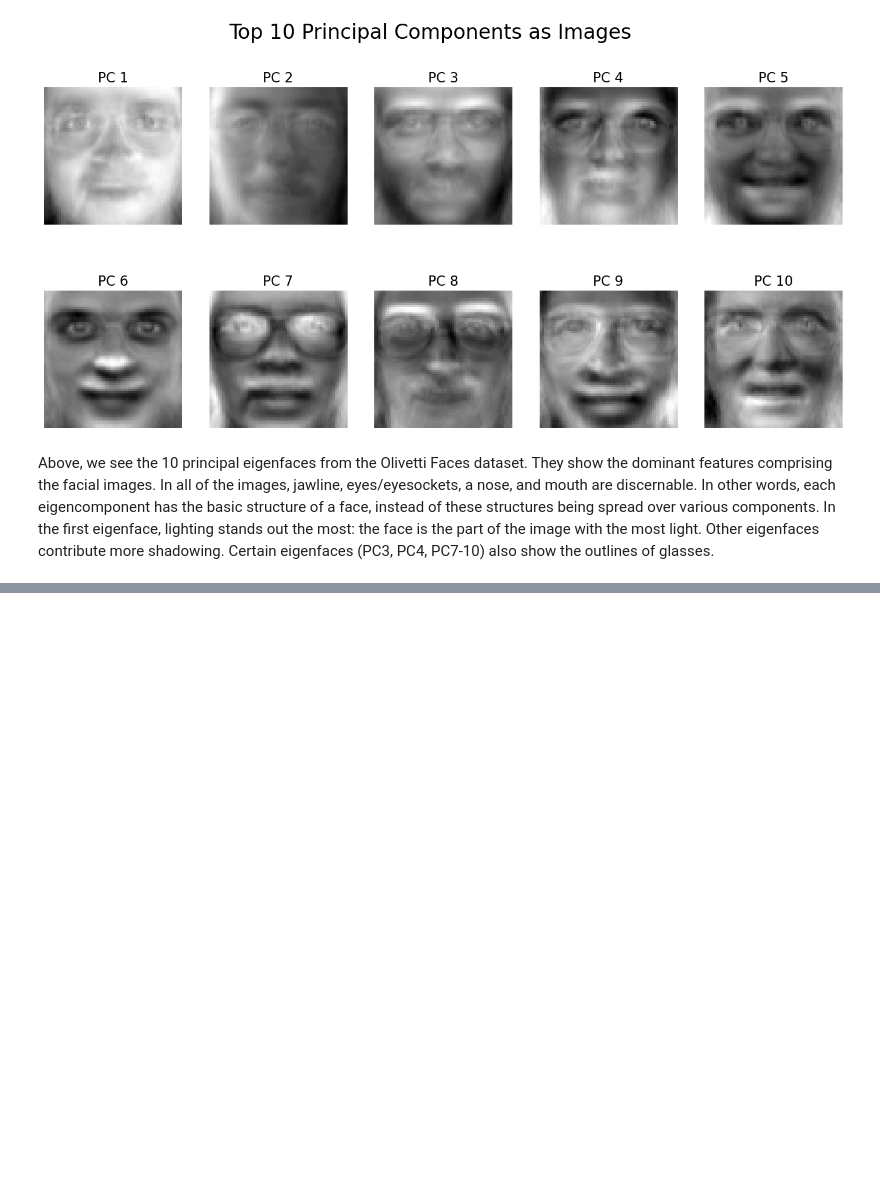
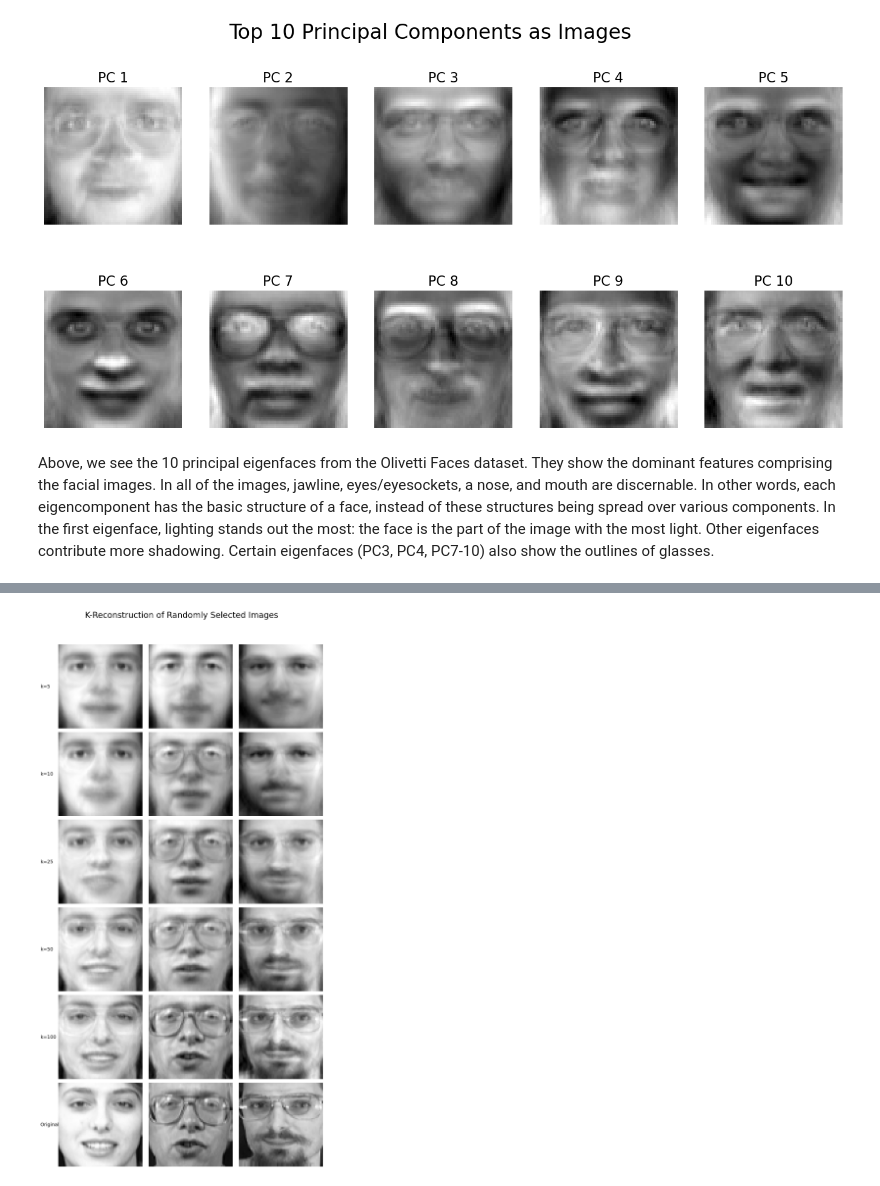
Before and after one commit to mayarubenstein/Statistical-Learning, a Jupyter notebook: assignment_2/ex_2_svd_pca.ipynb, the cells around one changed output, grey strips where cells are left out. Saved outputs shown, nothing was run; the diff lists cells and outputs as text; code cells hidden in the pictures; blank space fills up the shorter version.

```diff
--- a/assignment_2/ex_2_svd_pca.ipynb
+++ b/assignment_2/ex_2_svd_pca.ipynb
@@ -244,0 +328,31 @@ Above, we see the 10 principal eigenfaces from the Olivetti Faces dataset. They
+# %%
+# preform singular value decomposition
+U, S, Vt = np.linalg.svd(data_centered, full_matrices=False)
+
+fig, ax = plt.subplots(6, 3, figsize=(12, 24))
+fro_error_matrix = np.zeros((len(ks), 1))
+op_norm_error_matrix = np.zeros((len(ks), 1))
+
+for k in ks:
+    row = ks.index(k)
+    X_K = U[:, :k] @ np.diag(S[:k]) @ Vt[:k, :]
+    X_K_shift = X_K + global_mean_image
+    for i, im in enumerate(which_images):
+        plot_im(ax[row, i], X_K_shift[im])
+    fro_error_matrix[row] = np.linalg.norm(data_centered - X_K, 'fro')
+    op_norm_error_matrix[row] = np.linalg.norm(data_centered - X_K, ord=2)
+
+for i, im in enumerate(which_images):
+    plot_im(ax[-1, i], faces.data[im])
+
+plt.suptitle('K-Reconstruction of Randomly Selected Images', fontsize=24)
+plt.tight_layout(rect=[0.06, 0.03, 1, 0.95])
+
+row_labels = [f'k={k}' for k in ks] + ['Original']
+for row, label in enumerate(row_labels):
+    pos = ax[row, 0].get_position()
+    fig.text(0.02, pos.y0 + pos.height / 2, label, fontsize=14, va='center', ha='left')
+
+plt.show()
+# %% [output]
+[figure, added]
```
Also changed, not shown: parts of 11 cells of this notebook.
